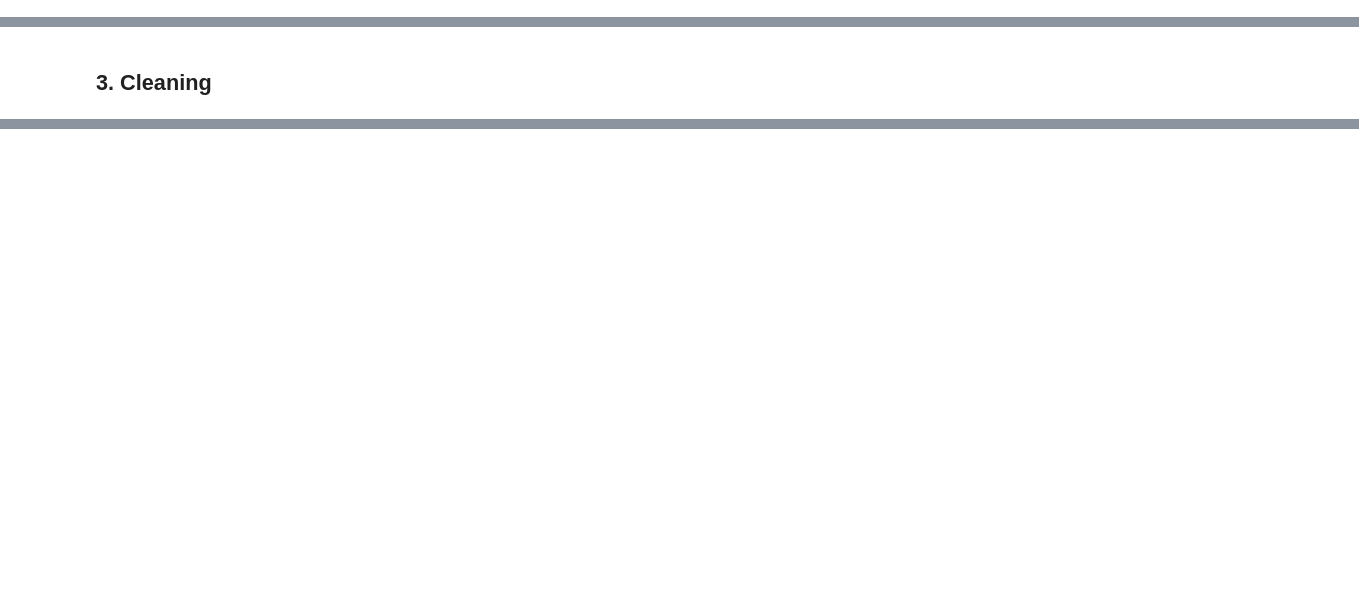
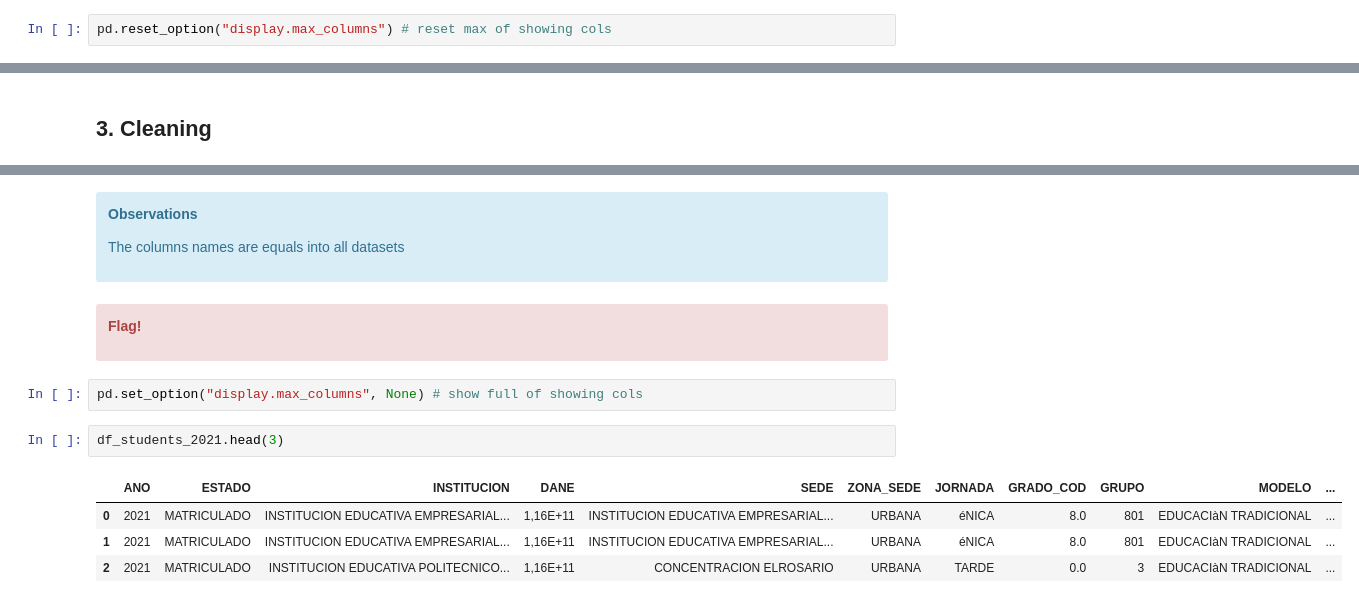
Before and after one commit to samirhinojosa/school-dropout-in-sogamoso, a Jupyter notebook: notebooks/school_dropout_eda.ipynb, the cells around one changed output, grey strips where cells are left out. Cells and saved outputs as stored; diff of their text form; blank space fills up the shorter version.

```diff
--- a/notebooks/school_dropout_eda.ipynb
+++ b/notebooks/school_dropout_eda.ipynb
@@ -177,4 +210,6 @@ Detailed analysis
 | 33 | Unnamed: 33 | object | 9 | 9 | 21102 | 99.96000 | NaN | NaN | NaN | NaN | NaN | ... |
 | 28 | NUM_CONTRATO | object | 7 | 2 | 21104 | 99.97000 | NaN | NaN | NaN | NaN | NaN | ... |
 | 18 | FECHAFIN | float64 | 0 | 0 | 21111 | 100.00000 | NaN | NaN | NaN | NaN | NaN | ... |
+# %%
+pd.reset_option("display.max_columns") # reset max of showing cols
 # %% [markdown]
@@ -230,0 +327,18 @@ test
+# %% [markdown]
+<div class="alert alert-block alert-info">
+    <p><b>Observations</b></p>
+    <p>The columns names are equals into all datasets</p>
+</div>
+# %% [markdown]
+<div class="alert alert-block alert-danger">
+    <p><b>Flag!</b></p>
+</div>
+# %%
+pd.set_option("display.max_columns", None) # show full of showing cols
+# %%
+df_students_2021.head(3)
+# %% [output]
+|  | ANO | ESTADO | INSTITUCION | DANE | SEDE | ZONA_SEDE | JORNADA | GRADO_COD | GRUPO | MODELO | ... |
+| 0 | 2021 | MATRICULADO | INSTITUCION EDUCATIVA EMPRESARIAL... | 1,16E+11 | INSTITUCION EDUCATIVA EMPRESARIAL... | URBANA | éNICA | 8.0 | 801 | EDUCACIàN TRADICIONAL | ... |
+| 1 | 2021 | MATRICULADO | INSTITUCION EDUCATIVA EMPRESARIAL... | 1,16E+11 | INSTITUCION EDUCATIVA EMPRESARIAL... | URBANA | éNICA | 8.0 | 801 | EDUCACIàN TRADICIONAL | ... |
+| 2 | 2021 | MATRICULADO | INSTITUCION EDUCATIVA POLITECNICO... | 1,16E+11 | CONCENTRACION ELROSARIO | URBANA | TARDE | 0.0 | 3 | EDUCACIàN TRADICIONAL | ... |
```
Also changed, not shown: parts of 19 cells of this notebook, 1 other file.
